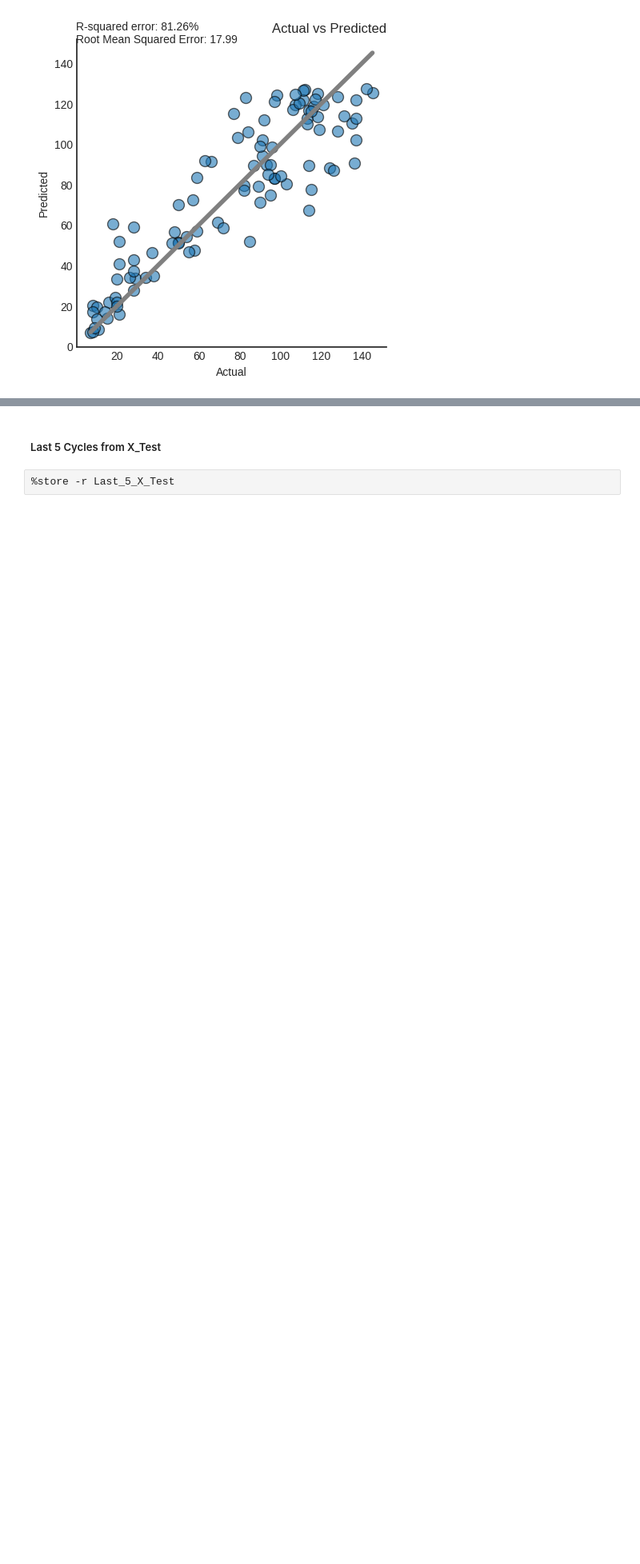
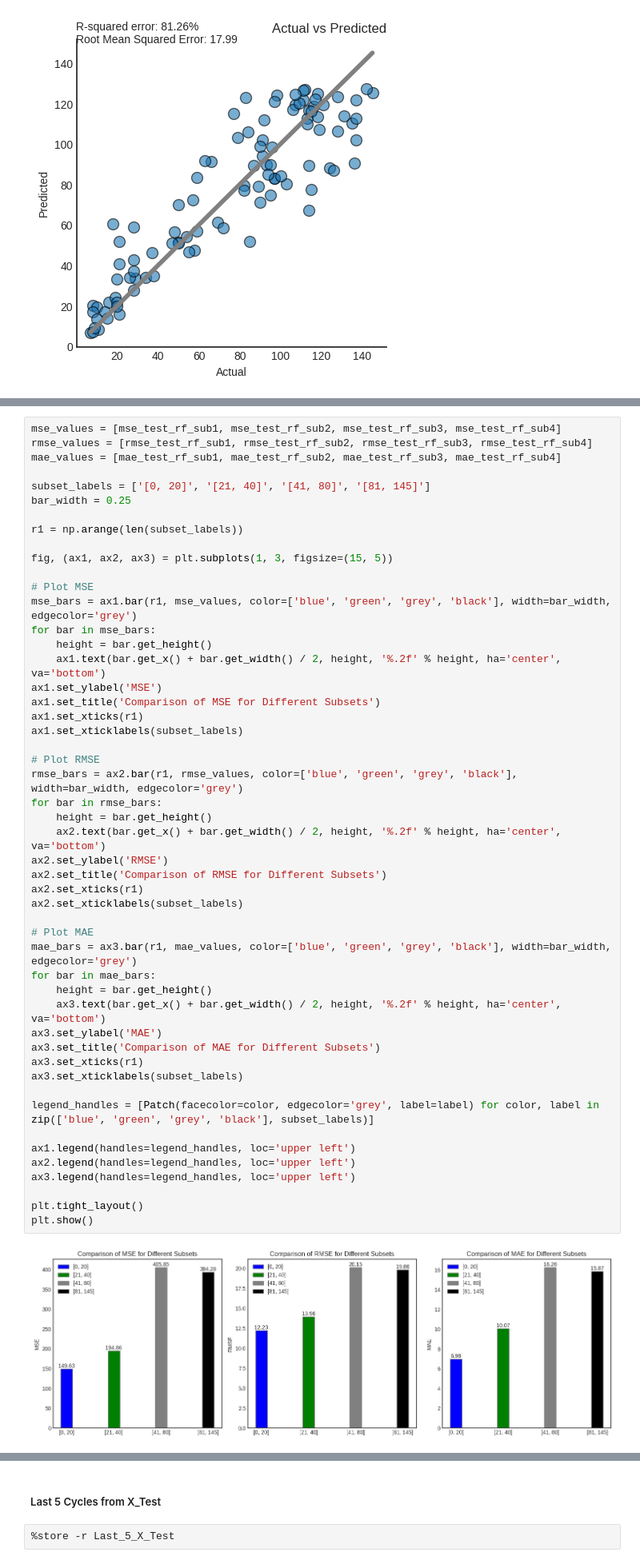
Before and after one commit to SarantisPapachrist/Diploma-Thesis, a Jupyter notebook: Turbofan_Jet_Engine/Random_Forest_Regression.ipynb, the cells around one changed output, grey strips where cells are left out. Shown: that part at 80% size. Saved outputs shown, nothing was run; the diff lists cells and outputs as text; blank space fills up the shorter version.

Commit message:
Comparison of Performance in 4 subsets [0, 20], [21, 50], [51, 90], [91, 145]

```diff
--- a/Turbofan_Jet_Engine/Random_Forest_Regression.ipynb
+++ b/Turbofan_Jet_Engine/Random_Forest_Regression.ipynb
@@ -419,0 +531,52 @@ sns.despine()
+# %%
+mse_values = [mse_test_rf_sub1, mse_test_rf_sub2, mse_test_rf_sub3, mse_test_rf_sub4]
+rmse_values = [rmse_test_rf_sub1, rmse_test_rf_sub2, rmse_test_rf_sub3, rmse_test_rf_sub4]
+mae_values = [mae_test_rf_sub1, mae_test_rf_sub2, mae_test_rf_sub3, mae_test_rf_sub4]
+
+subset_labels = ['[0, 20]', '[21, 40]', '[41, 80]', '[81, 145]']
+bar_width = 0.25
+
+r1 = np.arange(len(subset_labels))
+
+fig, (ax1, ax2, ax3) = plt.subplots(1, 3, figsize=(15, 5))
+
+# Plot MSE
+mse_bars = ax1.bar(r1, mse_values, color=['blue', 'green', 'grey', 'black'], width=bar_width, edgecolor='grey')
+for bar in mse_bars:
+    height = bar.get_height()
+    ax1.text(bar.get_x() + bar.get_width() / 2, height, '%.2f' % height, ha='center', va='bottom')
+ax1.set_ylabel('MSE')
+ax1.set_title('Comparison of MSE for Different Subsets')
+ax1.set_xticks(r1)
+ax1.set_xticklabels(subset_labels)
+
+# Plot RMSE
+rmse_bars = ax2.bar(r1, rmse_values, color=['blue', 'green', 'grey', 'black'], width=bar_width, edgecolor='grey')
+for bar in rmse_bars:
+    height = bar.get_height()
+    ax2.text(bar.get_x() + bar.get_width() / 2, height, '%.2f' % height, ha='center', va='bottom')
+ax2.set_ylabel('RMSE')
+ax2.set_title('Comparison of RMSE for Different Subsets')
+ax2.set_xticks(r1)
+ax2.set_xticklabels(subset_labels)
+
+# Plot MAE
+mae_bars = ax3.bar(r1, mae_values, color=['blue', 'green', 'grey', 'black'], width=bar_width, edgecolor='grey')
+for bar in mae_bars:
+    height = bar.get_height()
+    ax3.text(bar.get_x() + bar.get_width() / 2, height, '%.2f' % height, ha='center', va='bottom')
+ax3.set_ylabel('MAE')
+ax3.set_title('Comparison of MAE for Different Subsets')
+ax3.set_xticks(r1)
+ax3.set_xticklabels(subset_labels)
+
+legend_handles = [Patch(facecolor=color, edgecolor='grey', label=label) for color, label in zip(['blue', 'green', 'grey', 'black'], subset_labels)]
+
+ax1.legend(handles=legend_handles, loc='upper left')
+ax2.legend(handles=legend_handles, loc='upper left')
+ax3.legend(handles=legend_handles, loc='upper left')
+
+plt.tight_layout()
+plt.show()
+# %% [output]
+[figure, added]
```
Also changed, not shown: parts of 10 cells of this notebook.
